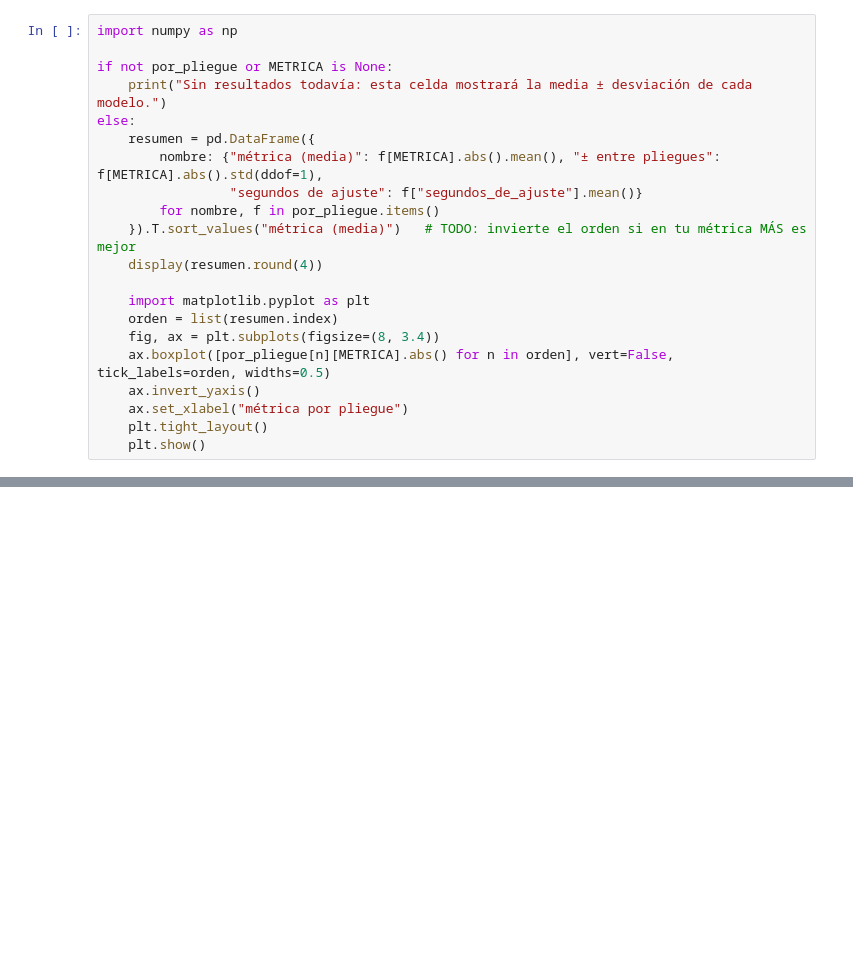
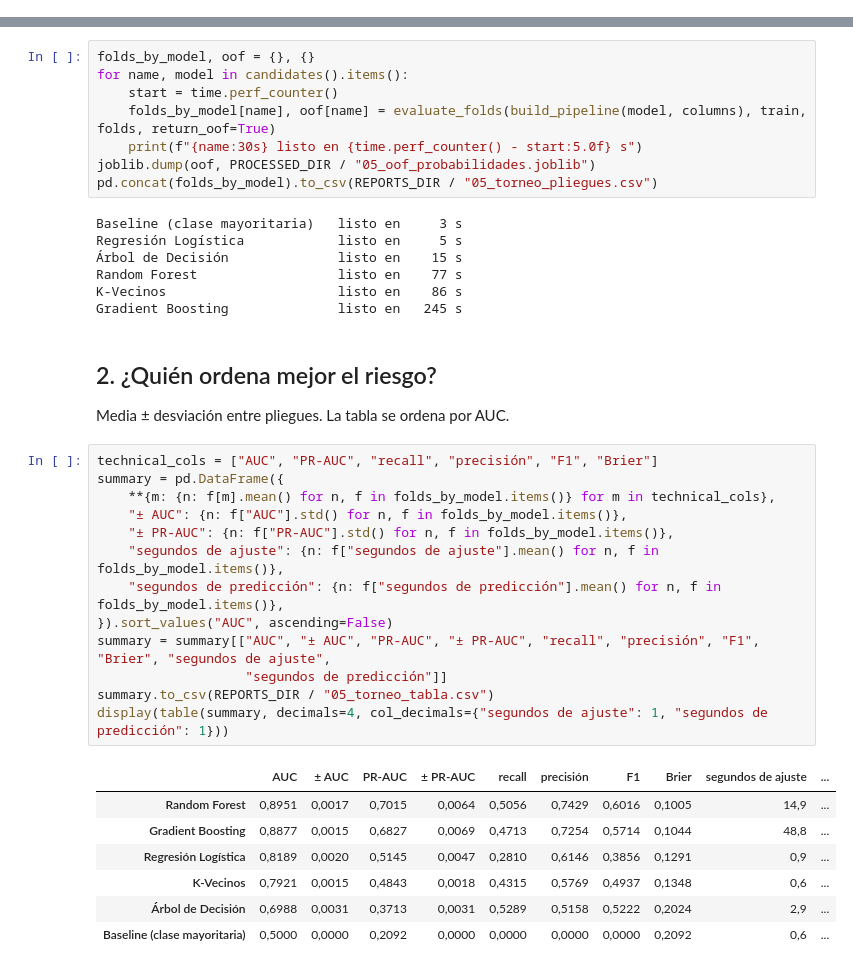
Before and after one commit to carlosgris1980-coder/retiro_asociados, a Jupyter notebook: notebooks/05_torneo.ipynb, the cells around one changed output, grey strips where cells are left out. Cells and saved outputs as stored; diff of their text form; blank space fills up the shorter version.

```diff
--- a/notebooks/05_torneo.ipynb
+++ b/notebooks/05_torneo.ipynb
@@ -117,21 +0,0 @@ else:
-# %%
-import numpy as np
-
-if not por_pliegue or METRICA is None:
-    print("Sin resultados todavía: esta celda mostrará la media ± desviación de cada modelo.")
-else:
-    resumen = pd.DataFrame({
-        nombre: {"métrica (media)": f[METRICA].abs().mean(), "± entre pliegues": f[METRICA].abs().std(ddof=1),
-                 "segundos de ajuste": f["segundos_de_ajuste"].mean()}
-        for nombre, f in por_pliegue.items()
-    }).T.sort_values("métrica (media)")   # TODO: invierte el orden si en tu métrica MÁS es mejor
-    display(resumen.round(4))
-
-    import matplotlib.pyplot as plt
-    orden = list(resumen.index)
-    fig, ax = plt.subplots(figsize=(8, 3.4))
-    ax.boxplot([por_pliegue[n][METRICA].abs() for n in orden], vert=False, tick_labels=orden, widths=0.5)
-    ax.invert_yaxis()
-    ax.set_xlabel("métrica por pliegue")
-    plt.tight_layout()
-    plt.show()
@@ -235,0 +123,40 @@ simplicidad, e interpretabilidad si tu caso la exige.
+# %%
+folds_by_model, oof = {}, {}
+for name, model in candidates().items():
+    start = time.perf_counter()
+    folds_by_model[name], oof[name] = evaluate_folds(build_pipeline(model, columns), train, folds, return_oof=True)
+    print(f"{name:30s} listo en {time.perf_counter() - start:5.0f} s")
+joblib.dump(oof, PROCESSED_DIR / "05_oof_probabilidades.joblib")
+pd.concat(folds_by_model).to_csv(REPORTS_DIR / "05_torneo_pliegues.csv")
+# %% [output]
+Baseline (clase mayoritaria)   listo en     3 s
+Regresión Logística            listo en     5 s
+Árbol de Decisión              listo en    15 s
+Random Forest                  listo en    77 s
+K-Vecinos                      listo en    86 s
+Gradient Boosting              listo en   245 s
+# %% [markdown]
+## 2. ¿Quién ordena mejor el riesgo?
+
+Media ± desviación entre pliegues. La tabla se ordena por AUC.
+# %%
+technical_cols = ["AUC", "PR-AUC", "recall", "precisión", "F1", "Brier"]
+summary = pd.DataFrame({
+    **{m: {n: f[m].mean() for n, f in folds_by_model.items()} for m in technical_cols},
+    "± AUC": {n: f["AUC"].std() for n, f in folds_by_model.items()},
+    "± PR-AUC": {n: f["PR-AUC"].std() for n, f in folds_by_model.items()},
+    "segundos de ajuste": {n: f["segundos de ajuste"].mean() for n, f in folds_by_model.items()},
+    "segundos de predicción": {n: f["segundos de predicción"].mean() for n, f in folds_by_model.items()},
+}).sort_values("AUC", ascending=False)
+summary = summary[["AUC", "± AUC", "PR-AUC", "± PR-AUC", "recall", "precisión", "F1", "Brier", "segundos de ajuste",
+                   "segundos de predicción"]]
+summary.to_csv(REPORTS_DIR / "05_torneo_tabla.csv")
+display(table(summary, decimals=4, col_decimals={"segundos de ajuste": 1, "segundos de predicción": 1}))
+# %% [output]
+|  | AUC | ± AUC | PR-AUC | ± PR-AUC | recall | precisión | F1 | Brier | segundos de ajuste | ... |
+| Random Forest | 0,8951 | 0,0017 | 0,7015 | 0,0064 | 0,5056 | 0,7429 | 0,6016 | 0,1005 | 14,9 | ... |
+| Gradient Boosting | 0,8877 | 0,0015 | 0,6827 | 0,0069 | 0,4713 | 0,7254 | 0,5714 | 0,1044 | 48,8 | ... |
+| Regresión Logística | 0,8189 | 0,0020 | 0,5145 | 0,0047 | 0,2810 | 0,6146 | 0,3856 | 0,1291 | 0,9 | ... |
+| K-Vecinos | 0,7921 | 0,0015 | 0,4843 | 0,0018 | 0,4315 | 0,5769 | 0,4937 | 0,1348 | 0,6 | ... |
+| Árbol de Decisión | 0,6988 | 0,0031 | 0,3713 | 0,0031 | 0,5289 | 0,5158 | 0,5222 | 0,2024 | 2,9 | ... |
+| Baseline (clase mayoritaria) | 0,5000 | 0,0000 | 0,2092 | 0,0000 | 0,0000 | 0,0000 | 0,0000 | 0,2092 | 0,6 | ... |
```
Also changed, not shown: parts of 48 cells of this notebook, 12 other files.
